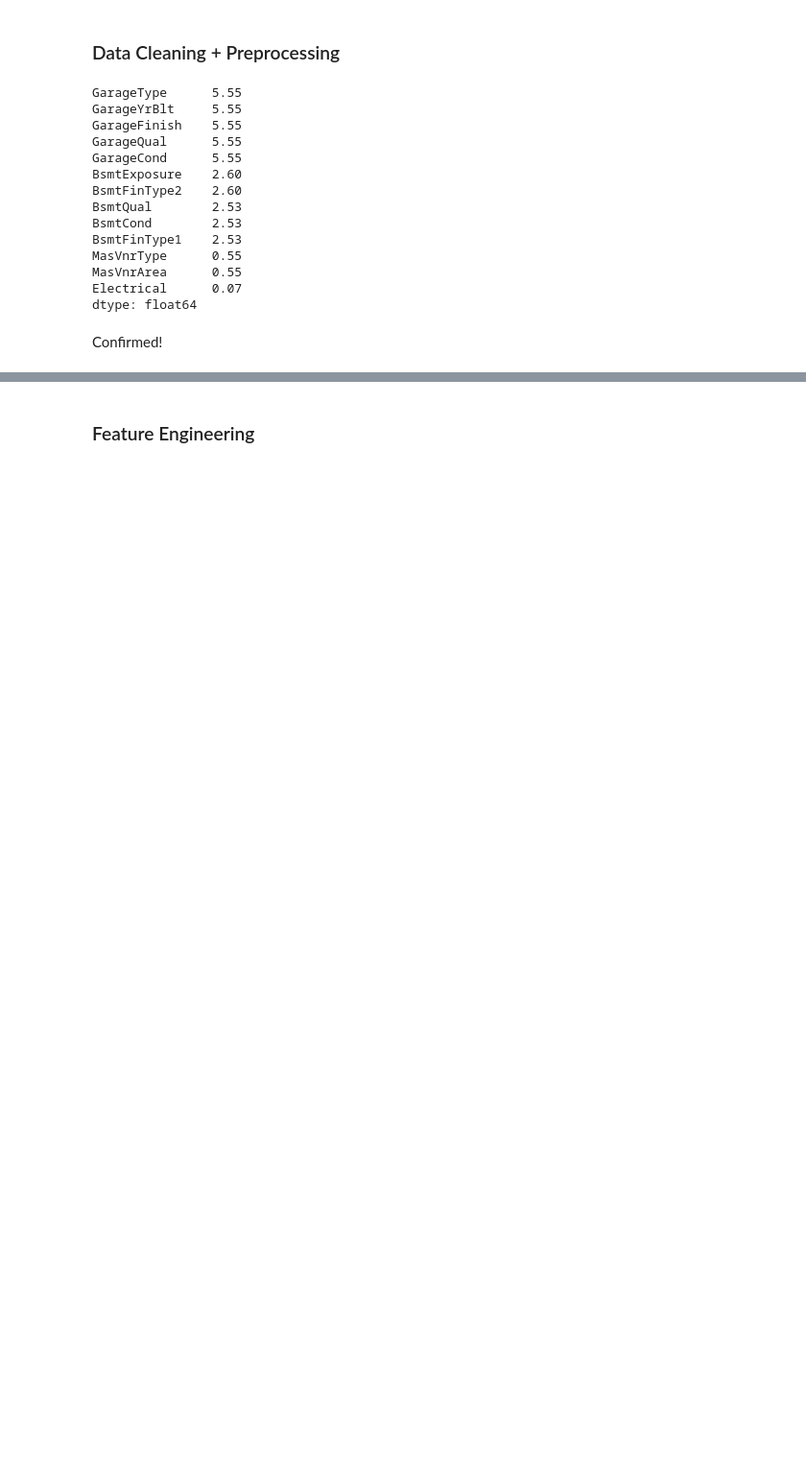
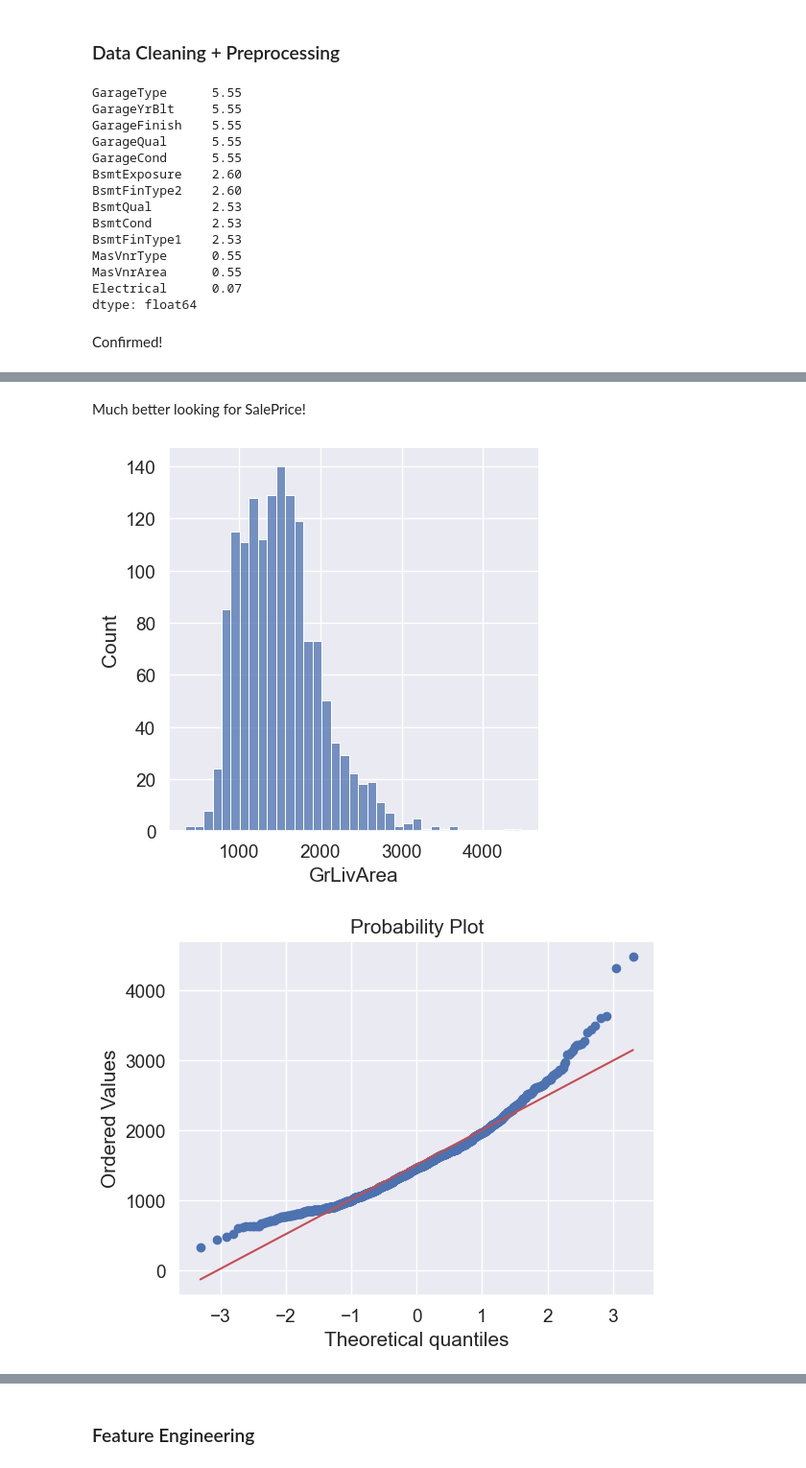
Before and after one commit to mdisant/House-Prices, a Jupyter notebook: notebook.ipynb, the cells around one changed output, grey strips where cells are left out. Shown at 96% size. Cells and saved outputs as stored; diff of their text form; code cells hidden in the pictures; blank space fills up the shorter version.

```diff
--- a/notebook.ipynb
+++ b/notebook.ipynb
@@ -234,0 +307,10 @@ Confirmed!
+# %% [markdown]
+Much better looking for SalePrice!
+# %%
+# Normalizing GrLivArea
+sns.displot(data['GrLivArea'])
+fig = plt.figure()
+res = stats.probplot(data['GrLivArea'], plot=plt)
+# %% [output]
+[figure, added]
+[figure, added]
```
Also changed, not shown: parts of 22 cells of this notebook, 1 other file.
